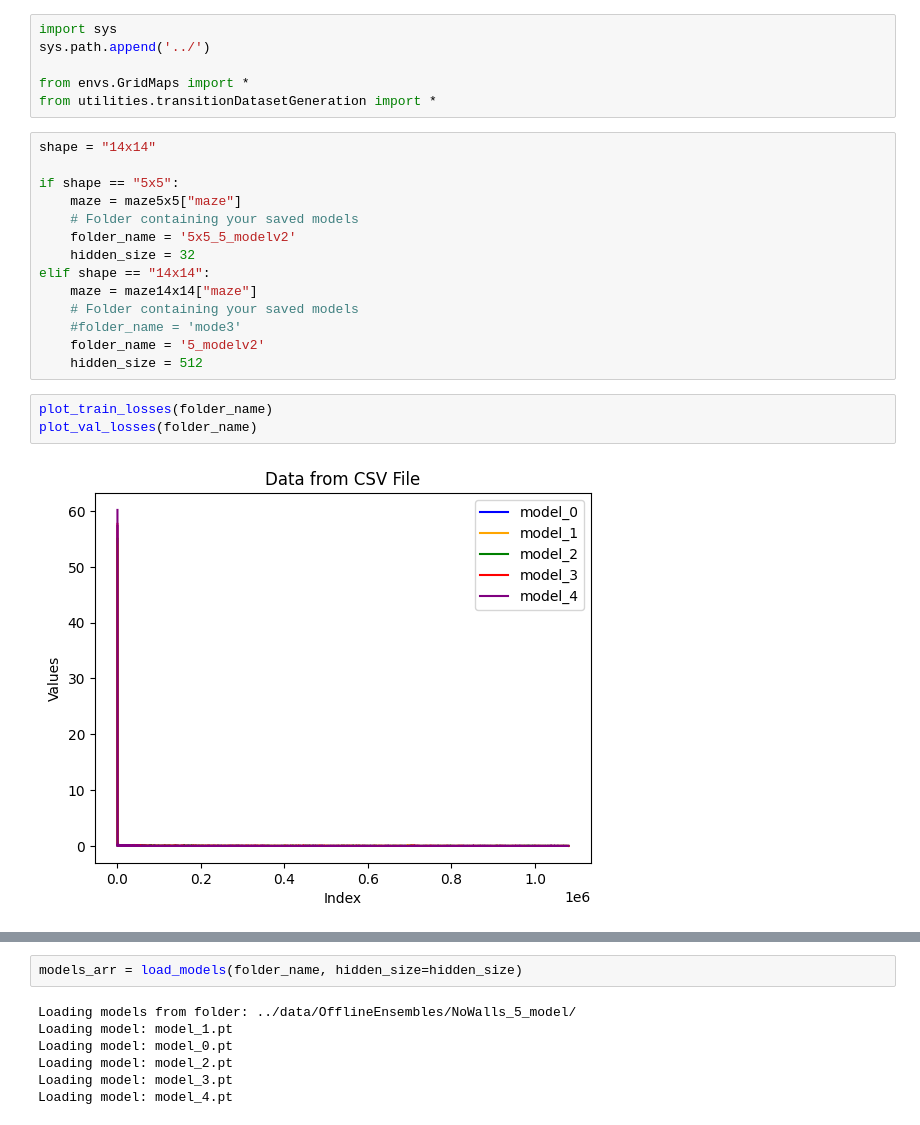
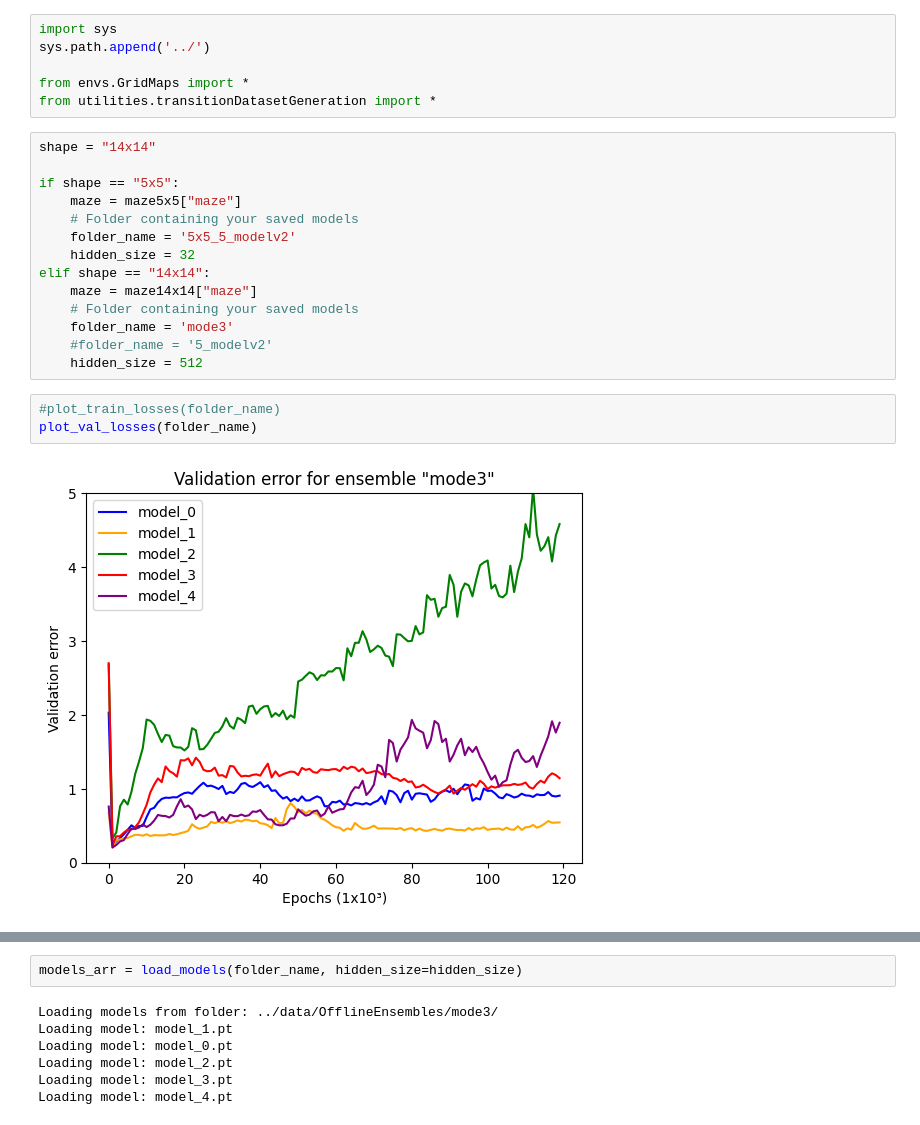
Before and after one commit to salvalago23/TFG_Salvador_Perez_GR, a Jupyter notebook: src2/3_Visualization.ipynb, the cells around one changed output, grey strips where cells are left out. Saved outputs shown, nothing was run; the diff lists cells and outputs as text.

```diff
--- a/src2/3_Visualization.ipynb
+++ b/src2/3_Visualization.ipynb
@@ -15,11 +15,11 @@ if shape == "5x5":
 elif shape == "14x14":
     maze = maze14x14["maze"]
     # Folder containing your saved models
-    #folder_name = 'mode3'
-    folder_name = '5_modelv2'
+    folder_name = 'mode3'
+    #folder_name = '5_modelv2'
     hidden_size = 512
 # %%
-plot_train_losses(folder_name)
+#plot_train_losses(folder_name)
 plot_val_losses(folder_name)
 # %% [output]
-[figure, old version]
+[figure, new version]
@@ -27,7 +26,7 @@ plot_val_losses(folder_name)
 # %%
 models_arr = load_models(folder_name, hidden_size=hidden_size)
 # %% [output]
-Loading models from folder: ../data/OfflineEnsembles/NoWalls_5_model/
+Loading models from folder: ../data/OfflineEnsembles/mode3/
 Loading model: model_1.pt
 Loading model: model_0.pt
 Loading model: model_2.pt
```
Also changed, not shown: parts of 4 cells of this notebook, 17 other files.
